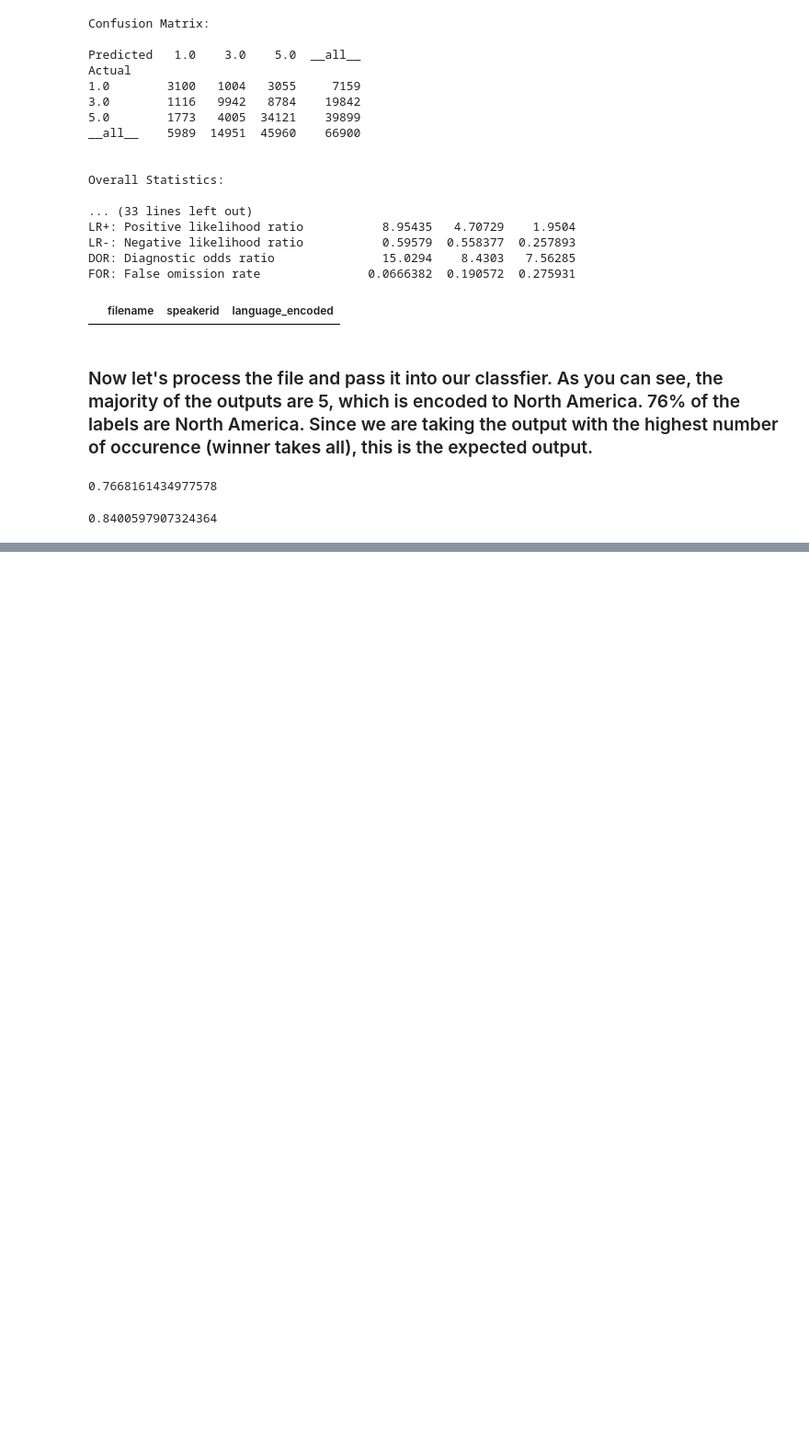
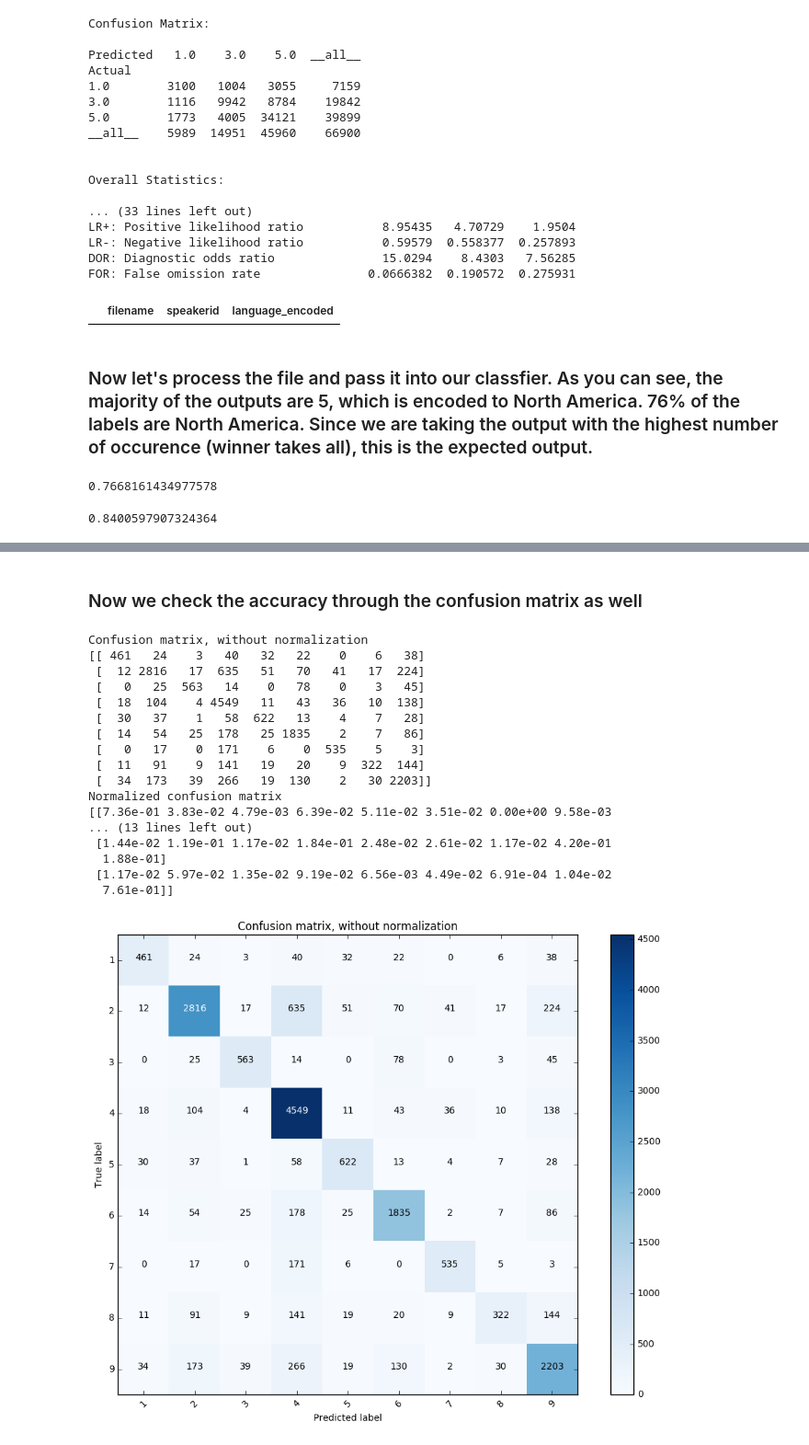
Before and after one commit to ealvarezz/Accent_NeuralNetwork, a Jupyter notebook: Accent_Identification_Final.ipynb, the cells around one changed output, grey strips where cells are left out. Shown at 92% size. Saved outputs shown, nothing was run; the diff lists cells and outputs as text; code cells hidden in the pictures; blank space fills up the shorter version.

```diff
--- a/Accent_Identification_Final.ipynb
+++ b/Accent_Identification_Final.ipynb
@@ -654,0 +707,6 @@ len(arr[arr==1])/len(arr)
+# %%
+language_encoder = LabelEncoder()
+language_encoder.fit(speech_data['region'])
+speech_data['language_encoded'] = language_encoder.transform(speech_data['region'])
+speech_data = pd.concat([speech_data.filename, speech_data.speakerid,speech_data.language_encoded], axis=1)
+speech_data.columns = [ 'filename', 'speakerid', 'language_encoded']
@@ -654,0 +926,29 @@ len(arr[arr==1])/len(arr)
+# %%
+%%time
+# Run SGD
+sess = tf.Session(config=tf.ConfigProto(intra_op_parallelism_threads=1))
+init = tf.global_variables_initializer()
+sess.run(init)
+
+for epoch in range(100):
+# Train with each example
+    for i in range(len(train_X)):
+        sess.run(updates, feed_dict={X: train_X[i: i + 1], y: train_y[i: i + 1]})
+
+    ry_train = sess.run(predict, feed_dict={X: train_X, y: train_y})
+    #print("##########################Train###############################")
+    #print(ry_train)
+    #print("##############################################################")
+    train_accuracy = np.mean(np.argmax(train_y, axis=1) == ry_train)
+
+    ry_test = sess.run(predict, feed_dict={X: test_X, y: test_y})
+    print("##########################Test###############################")
+    print(ry_test)
+    print("#############################################################")
+    test_accuracy  = np.mean(np.argmax(test_y, axis=1) == ry_test)
+
+    print("Epoch = %d, train accuracy = %.2f%%, test accuracy = %.2f%%"
+        % (epoch + 1, 100. * train_accuracy, 100. * test_accuracy))
+
+    print("Epoch = %d, train accuracy = %.2f%%, test accuracy = %.2f%%"
+        % (epoch + 1, 100. * train_accuracy, 100. * test_accuracy))
@@ -654,0 +973,30 @@ len(arr[arr==1])/len(arr)
+# %% [markdown]
+### Now we check the accuracy through the confusion matrix as well
+# %%
+from sklearn.cross_validation import train_test_split
+from sklearn.metrics import confusion_matrix
+from sklearn.metrics import log_loss
+import itertools
+
+class_names = ["1", "2",'3', '4', '5', '6', '7', '8', '9']
+c = np.argmax(test_y, axis=1)
+show_confusion_matrix(c, ry_test, class_names)
+# %% [output]
+Confusion matrix, without normalization
+[[ 461   24    3   40   32   22    0    6   38]
+ [  12 2816   17  635   51   70   41   17  224]
+ [   0   25  563   14    0   78    0    3   45]
+ [  18  104    4 4549   11   43   36   10  138]
+ [  30   37    1   58  622   13    4    7   28]
+ [  14   54   25  178   25 1835    2    7   86]
+ [   0   17    0  171    6    0  535    5    3]
+ [  11   91    9  141   19   20    9  322  144]
+ [  34  173   39  266   19  130    2   30 2203]]
+Normalized confusion matrix
+[[7.36e-01 3.83e-02 4.79e-03 6.39e-02 5.11e-02 3.51e-02 0.00e+00 9.58e-03
+... (13 lines left out)
+ [1.44e-02 1.19e-01 1.17e-02 1.84e-01 2.48e-02 2.61e-02 1.17e-02 4.20e-01
+  1.88e-01]
+ [1.17e-02 5.97e-02 1.35e-02 9.19e-02 6.56e-03 4.49e-02 6.91e-04 1.04e-02
+  7.61e-01]]
+[figure, added]
```
Also changed, not shown: parts of 43 cells of this notebook.
